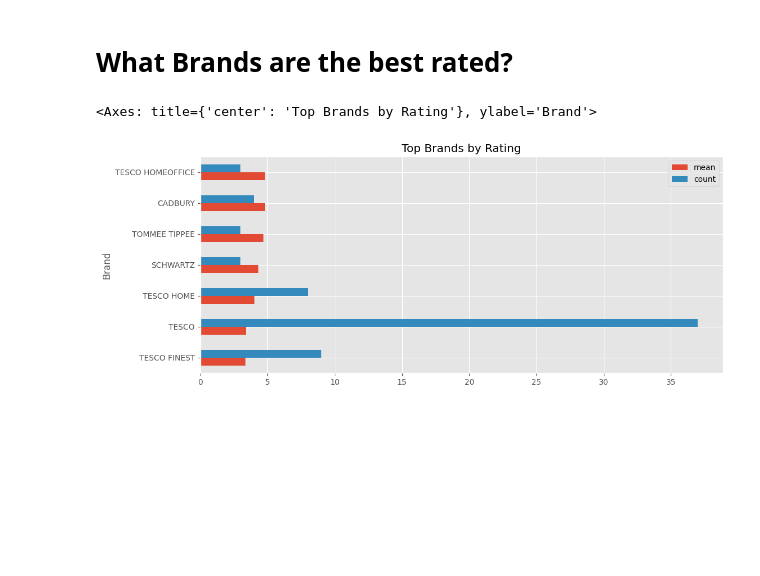
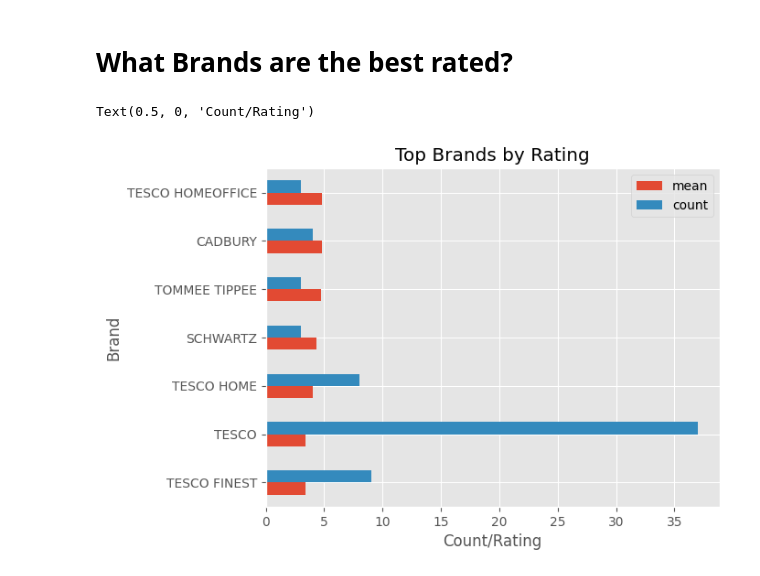
Before and after one commit to MWarrenAI/Tesco-Grocery-Data-Analysis, a Jupyter notebook: tescos-grocery-analysis.ipynb, the cells around one changed output. Drawn from its saved outputs; the diff is of its cells as text; code cells hidden in the pictures; blank space fills up the shorter version.

```diff
--- a/tescos-grocery-analysis.ipynb
+++ b/tescos-grocery-analysis.ipynb
@@ -263,11 +127,12 @@ sns.heatmap(df_corr)
 # %% [markdown]
 # What Brands are the best rated?
 # %%
-df.groupby('Brand')['Average_Rating'] \
+ax7= df.groupby('Brand')['Average_Rating'] \
     .agg(['mean','count']) \
     .query('count >= 3') \
     .sort_values('mean') \
-    .plot(kind='barh', figsize=(12,5), title='Top Brands by Rating')
+    .plot(kind='barh', title='Top Brands by Rating')
+ax7.set_xlabel('Count/Rating')
 # %% [output]
-<Axes: title={'center': 'Top Brands by Rating'}, ylabel='Brand'>
+Text(0.5, 0, 'Count/Rating')
-[figure, old version]
+[figure, new version]
```
Also changed, not shown: parts of 25 cells of this notebook.
